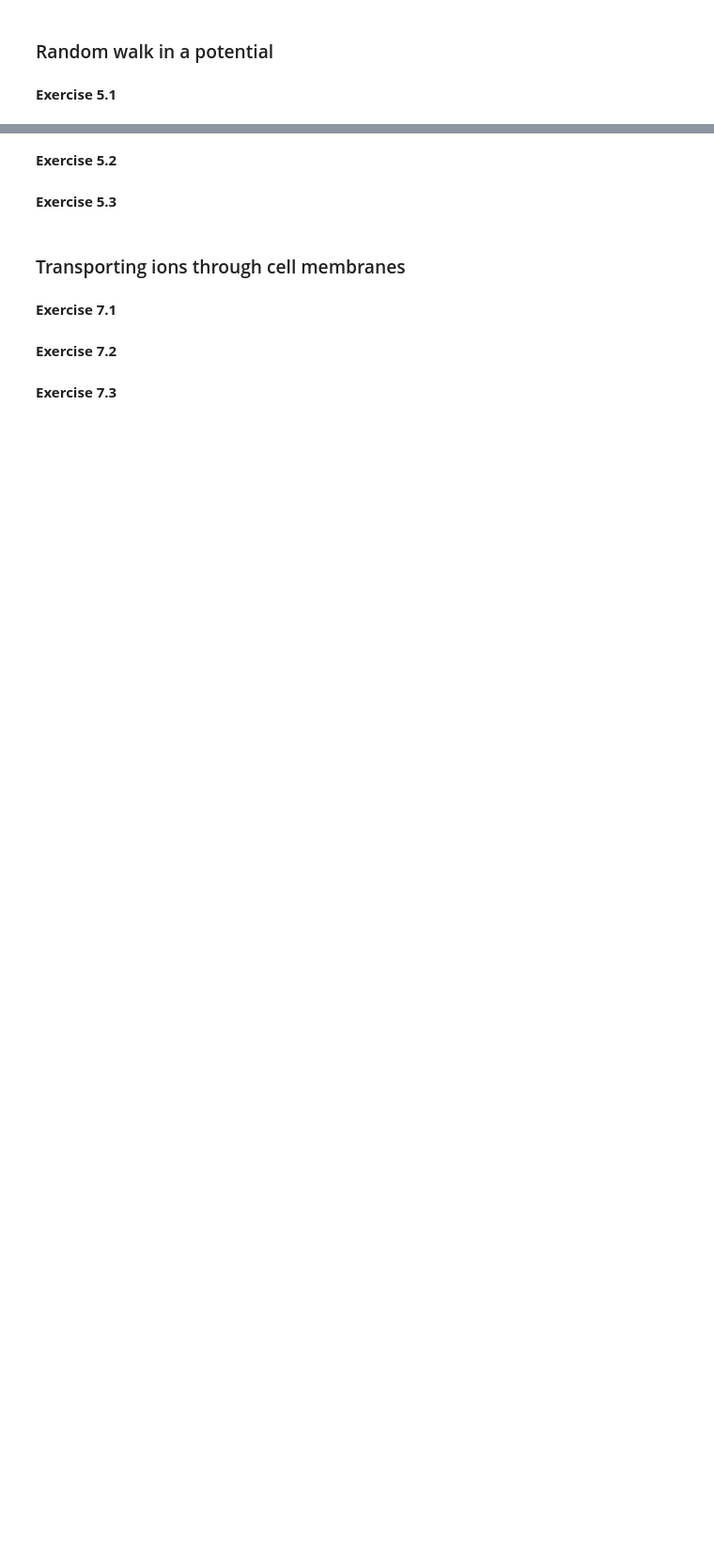
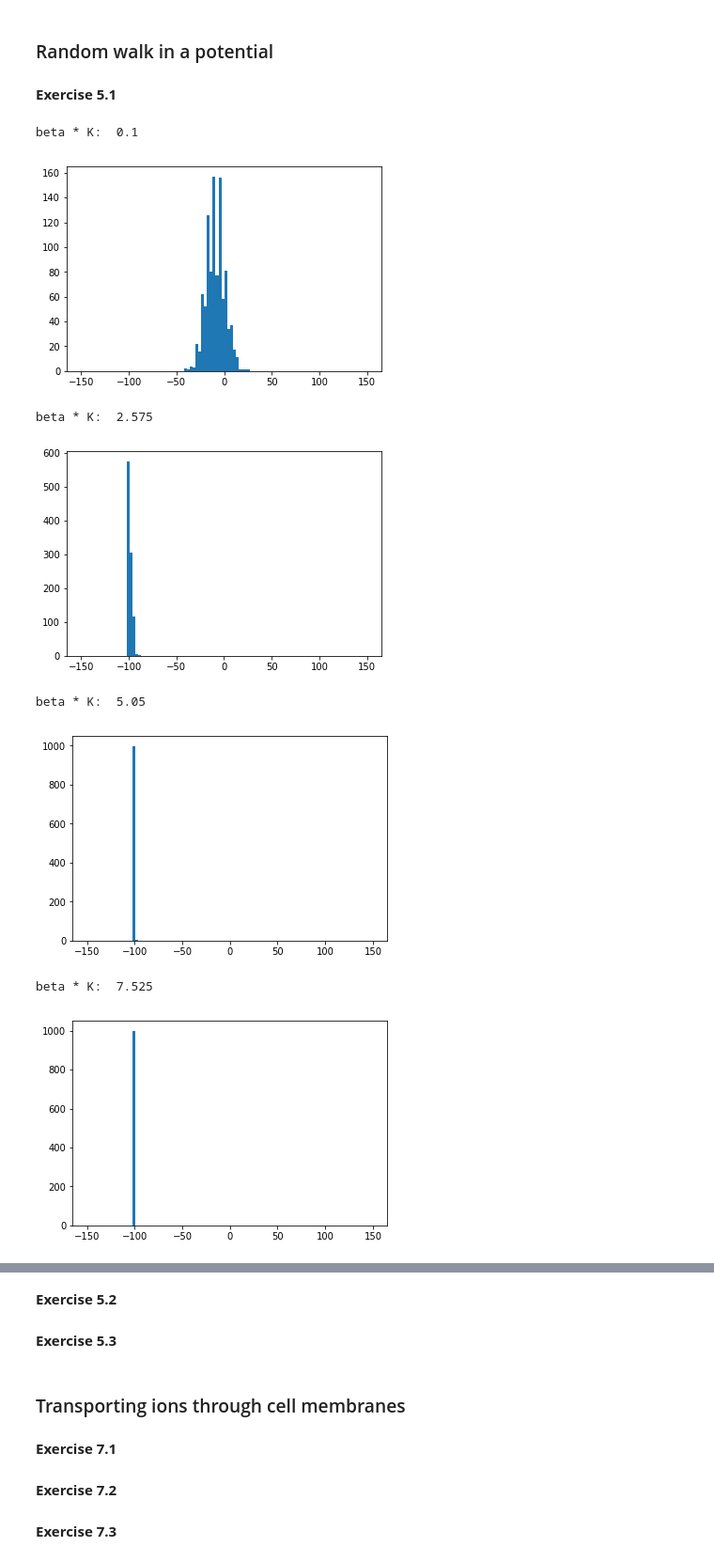
Before and after one commit to martkjoh/VitBer3, a Jupyter notebook: Untitled.ipynb, the cells around one changed output, grey strips where cells are left out. Shown at 94% size. Cells and saved outputs as stored; diff of their text form; code cells hidden in the pictures; blank space fills up the shorter version.

Commit message:
Histogram

```diff
--- a/Untitled.ipynb
+++ b/Untitled.ipynb
@@ -72,31 +74,47 @@ plt.show()
 # %%
 def V0(x,h):
     return 0
 
 def V1(x,h):
     return x
 
 def V2(x,h):
     if(x < 3*h and x > -3*h):
         return 1;
     else:
         return 0;
 
-def randomWalk(V,N,t,L,h,betaK = 0.002):
+def V3(x,h):
+    if(x < -3*h):
+        return -1
+    elif (x < 3*h):
+        return -1+2*(x+3*h)/(6*h)
+    else:
+        return 1
+
+def randomWalk(V,N,t,L,h,betaK = 3):
         points = np.zeros(N)
-        xAx = np.linspace(-L,L, N)
         for i in range(N):
             pos = 0
             for j in range(t):
                 ran = random.random()
                 P_pluss = 1/(1 + np.exp(-betaK*(V(pos-h,h) - V(pos+h,h))))
-                #print(P_pluss)
-                #print(pos)
                 if ran < P_pluss:
                     pos += 1
                 else:
                     pos -= 1
-            points[ int(N//2) + (pos * N)//(2*L)] += 1
-        plt.plot(xAx, points)
+            points[i] = pos
+        plt.hist(points,bins=100,range=(-L,L))
         plt.show()
-randomWalk(V1,1000,1000,100,1)
+for betaK in np.linspace(0.1,10,5):
+    print("beta * K: ",betaK)
+    randomWalk(V1,1000,100,150,1,betaK)
+# %% [output]
+beta * K:  0.1
+[figure, added]
+beta * K:  2.575
+[figure, added]
+beta * K:  5.05
+[figure, added]
+beta * K:  7.525
+[figure, added]
```
Also changed, not shown: parts of 2 cells of this notebook.
